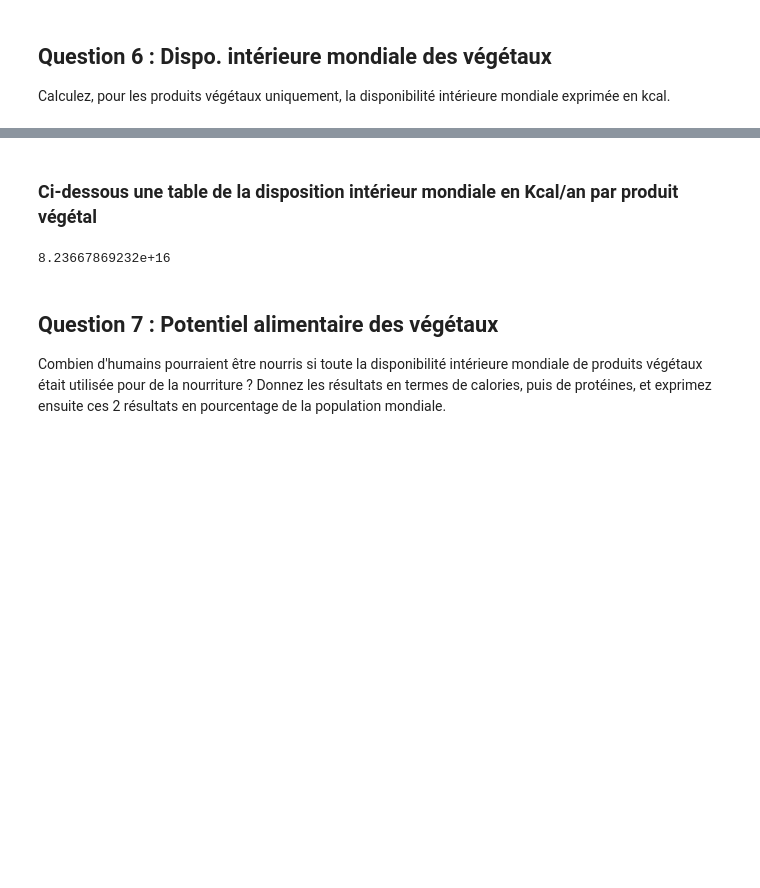
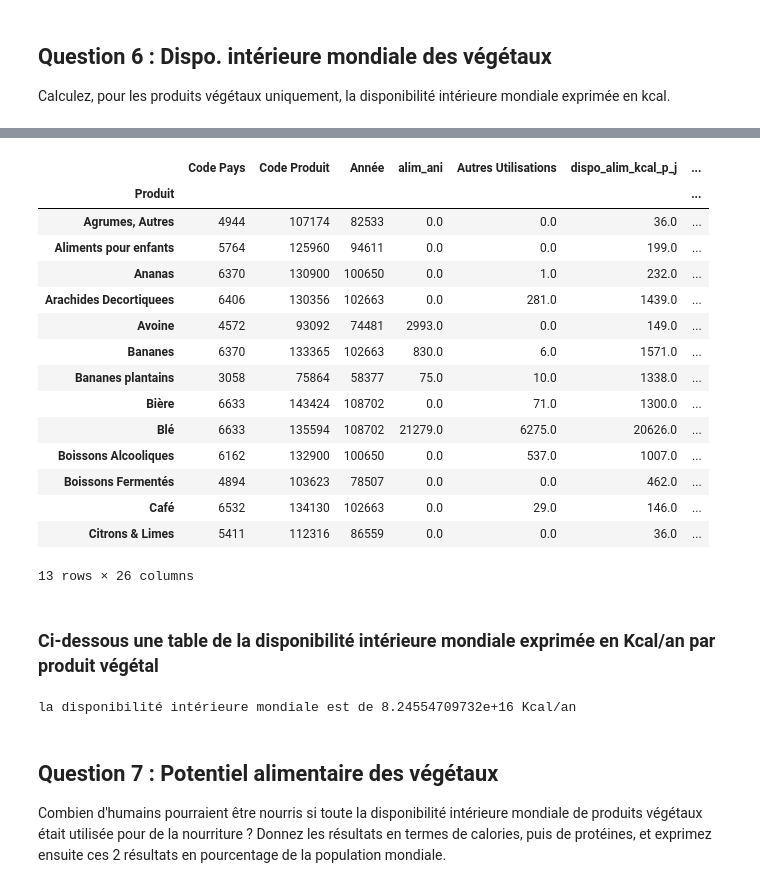
Before and after one commit to Tarik37/FAO_Project_Tarik_FengFeng, a Jupyter notebook: FAO_Data_Analyse_Fengfeng_Tarik.ipynb, the cells around one changed output, grey strips where cells are left out. Drawn from its saved outputs; the diff is of its cells as text; code cells hidden in the pictures; blank space fills up the shorter version.

```diff
--- a/FAO_Data_Analyse_Fengfeng_Tarik.ipynb
+++ b/FAO_Data_Analyse_Fengfeng_Tarik.ipynb
@@ -346,3 +396,11 @@ ce qui est proche de la valeur obtenue sur internet pour un oeufs moyen de 60g q
 # %% [output]
 Nous observant que la valeur énergétique moyenne d'un oeuf dans notre dataframe aliments est de 1362.3 Kcal/kg,
 ce qui est proche de la valeur obtenue sur internet pour un oeufs moyen de 60g qui est égale à 1500.0 Kcal/kg
+# %%
+# vérification et suppression des NaN
+#print(aliments.isna().sum())
+aliments.dropna(axis='rows', inplace=True)
+
+# Ratio protéine Produit = avoine on prendra la moyenne de cette valeur et on la comparera avec les données sur le net est soit environ 10,7%.
+ratio_kcal_kg_avoine = aliments[(aliments['Produit'] == 'Avoine')]['ratio_prot_poids'].mean()
+ratio_kcal_kg_avoine
@@ -414,10 +478,28 @@ Index(['Code Pays', 'Pays', 'Produit', 'Code Produit', 'Année', 'Origine',
       dtype='object')
 # %%
 # filtrage de la table aliments sur la colnne dispo int et origine végétaux
-df_dispo_int_veg = aliments.query("Origine in ('Végétale')")[['Produit','dispo_int','dispo_alim_kcal_an','dispo_prot_kg_an','Origine',	'ratio_energie_poids','ratio_prot_poids', 'population']]#,'Unité_x'
+df_dispo_int_veg = aliments.query("Origine in ('Végétale')")
 df_dispo_int_veg =df_dispo_int_veg.groupby('Produit').sum()
 # df_dispo_int_veg.reset_index(drop=True)
 # df_dispo_int_veg.index= df_dispo_int_veg['Code Pays']
 # df_dispo_int_veg.index.name= "Code_Pays_id"
 df_dispo_int_veg['dispo_int_veg_mondiale_kcal'] = df_dispo_int_veg['dispo_int'] * 1000000 * df_dispo_int_veg['ratio_energie_poids']
 df_dispo_int_veg['dispo_int_veg_mondiale_kg_prot'] = (df_dispo_int_veg['dispo_int'] * 1000000) * df_dispo_int_veg['ratio_prot_poids']
+df_dispo_int_veg.head(13)
+# %% [output]
+|  | Code Pays | Code Produit | Année | alim_ani | Autres Utilisations | dispo_alim_kcal_p_j | ... |
+| Produit |  |  |  |  |  |  | ... |
+| Agrumes, Autres | 4944 | 107174 | 82533 | 0.0 | 0.0 | 36.0 | ... |
+| Aliments pour enfants | 5764 | 125960 | 94611 | 0.0 | 0.0 | 199.0 | ... |
+| Ananas | 6370 | 130900 | 100650 | 0.0 | 1.0 | 232.0 | ... |
+| Arachides Decortiquees | 6406 | 130356 | 102663 | 0.0 | 281.0 | 1439.0 | ... |
+| Avoine | 4572 | 93092 | 74481 | 2993.0 | 0.0 | 149.0 | ... |
+| Bananes | 6370 | 133365 | 102663 | 830.0 | 6.0 | 1571.0 | ... |
+| Bananes plantains | 3058 | 75864 | 58377 | 75.0 | 10.0 | 1338.0 | ... |
+| Bière | 6633 | 143424 | 108702 | 0.0 | 71.0 | 1300.0 | ... |
+| Blé | 6633 | 135594 | 108702 | 21279.0 | 6275.0 | 20626.0 | ... |
+| Boissons Alcooliques | 6162 | 132900 | 100650 | 0.0 | 537.0 | 1007.0 | ... |
+| Boissons Fermentés | 4894 | 103623 | 78507 | 0.0 | 0.0 | 462.0 | ... |
+| Café | 6532 | 134130 | 102663 | 0.0 | 29.0 | 146.0 | ... |
+| Citrons & Limes | 5411 | 112316 | 86559 | 0.0 | 0.0 | 36.0 | ... |
+13 rows × 26 columns
@@ -424,9 +508,11 @@ df_dispo_int_veg['dispo_int_veg_mondiale_kg_prot'] = (df_dispo_int_veg['dispo_in
 # %% [markdown]
-<h3>Ci-dessous une table de la disposition intérieur mondiale en Kcal/an par produit végétal</h3>
+<h3>Ci-dessous une table de la disponibilité intérieure mondiale exprimée en Kcal/an par produit végétal</h3>
-# %%
-df_dispo_int_veg.head(10)
-# %% [output]
-8.23667869232e+16
+# %%
+df_dispo_int_veg.head(10)
+dispo_végétal_monde = df_dispo_int_veg['dispo_int_veg_mondiale_kcal'].sum()
+print(f"""la disponibilité intérieure mondiale est de {dispo_végétal_monde} Kcal/an""")
+# %% [output]
+la disponibilité intérieure mondiale est de 8.24554709732e+16 Kcal/an
 # %% [markdown]
 <h2>Question 7 : Potentiel alimentaire des végétaux  </h2>
 <p>Combien d'humains pourraient être nourris si toute la disponibilité intérieure mondiale de produits  végétaux était utilisée pour de la nourriture ? Donnez les résultats en termes de calories, puis de  protéines, et exprimez ensuite ces 2 résultats en pourcentage de la population mondiale.  </p>
```
Also changed, not shown: parts of 20 cells of this notebook.
